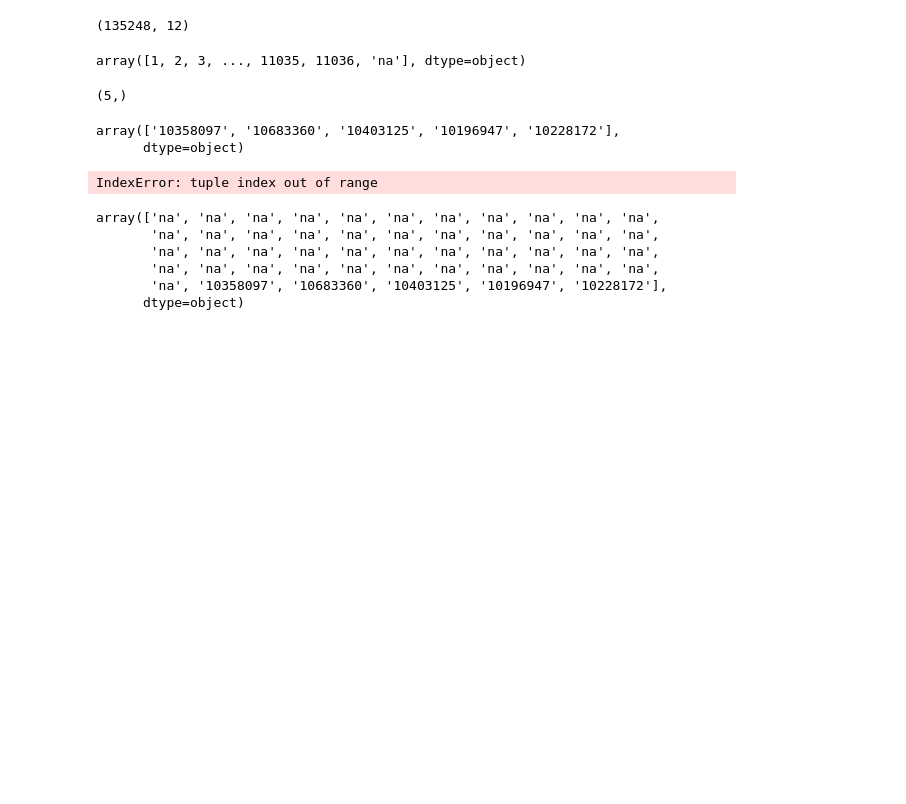
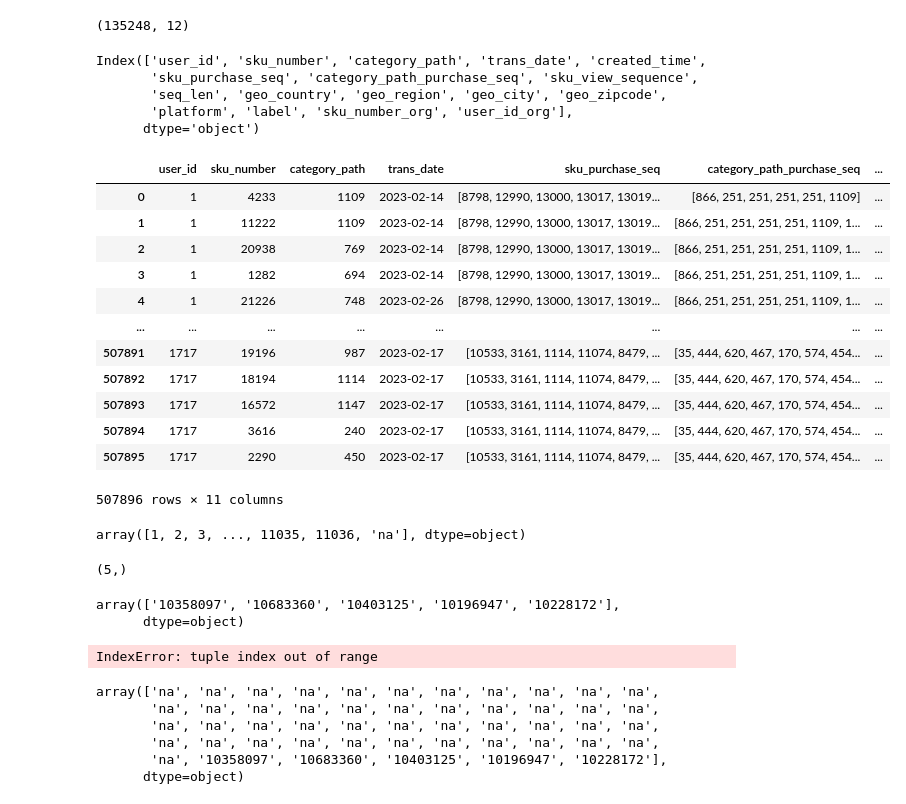
Before and after one commit to lingyu001/Recommendation, a Jupyter notebook: DNN_data_sampling.ipynb, the cells around one changed output. Drawn from its saved outputs; the diff is of its cells as text; code cells hidden in the pictures; blank space fills up the shorter version.

```diff
--- a/DNN_data_sampling.ipynb
+++ b/DNN_data_sampling.ipynb
@@ -371,0 +518,27 @@ df_input['user_id_org'] = df_input['user_id']
+# %%
+sparse_features = [
+        'sku_number', 'category_path',
+        'user_id','geo_country', 'geo_region',
+        'geo_city', 'geo_zipcode','platform'
+]
+seq_sparse_feature = ['sku_purchase_seq','category_path_purchase_seq','sku_view_sequence']
+# %%
+ # fit and transform features
+for feature in sparse_features:
+    # need to store sku encoder
+    if feature == 'sku_number':
+        df_input[feature] = lbe_sku.transform(df_input[feature]) + 1 # add one to all the encoded categories labels
+    # need to store
+    elif feature == 'category_path':
+        df_input[feature] = lbe_cat.transform(df_input[feature]) + 1 # add one to all the encoded categories labels
+    else:
+        lbe = LabelEncoder()
+        df_input[feature] = lbe.fit_transform(df_input[feature]) + 1 # add one to all the encoded categories labels
+# %%
+# encode sequence features
+for feature in seq_sparse_feature:
+    if feature == 'sku_purchase_seq' or feature == 'sku_view_sequence':
+        df_input[feature] = df_input[feature].apply(lambda x: np.array([sku_dict[c] for c in x]))
+
+    elif feature == 'category_path_purchase_seq':
+        df_input[feature] = df_input[feature].apply(lambda x: np.array([cat_dict[c] for c in x]))
@@ -371,0 +549,10 @@ df_input['user_id_org'] = df_input['user_id']
+# %%
+# get feature index table
+feature_max_idx = {}
+for feature in sparse_features:
+    if feature == 'sku_number':
+        feature_max_idx[feature] = encoded_item_set.max() + 1
+    elif feature == 'category_path':
+        feature_max_idx[feature] = encoded_cat_set.max() + 1
+    else:
+        feature_max_idx[feature] = df_input[feature].max() + 1 # plus one to the max
@@ -442 +715,28 @@ df_input.to_pickle('/Users/LINGYU1/work/localspace/data/mik_dnn_model_02222023/d
+# %%
+df_input.columns
+# %% [output]
+Index(['user_id', 'sku_number', 'category_path', 'trans_date', 'created_time',
+       'sku_purchase_seq', 'category_path_purchase_seq', 'sku_view_sequence',
+       'seq_len', 'geo_country', 'geo_region', 'geo_city', 'geo_zipcode',
+       'platform', 'label', 'sku_number_org', 'user_id_org'],
+      dtype='object')
+# %%
+df_input[['user_id', 'sku_number', 'category_path', 'trans_date',
+       'sku_purchase_seq', 'category_path_purchase_seq', 'sku_view_sequence',
+       'seq_len',  'geo_zipcode',
+       'platform', 'label']]
+# %% [output]
+|  | user_id | sku_number | category_path | trans_date | sku_purchase_seq | category_path_purchase_seq | ... |
+| 0 | 1 | 4233 | 1109 | 2023-02-14 | [8798, 12990, 13000, 13017, 13019... | [866, 251, 251, 251, 251, 1109] | ... |
+| 1 | 1 | 11222 | 1109 | 2023-02-14 | [8798, 12990, 13000, 13017, 13019... | [866, 251, 251, 251, 251, 1109, 1... | ... |
+| 2 | 1 | 20938 | 769 | 2023-02-14 | [8798, 12990, 13000, 13017, 13019... | [866, 251, 251, 251, 251, 1109, 1... | ... |
+| 3 | 1 | 1282 | 694 | 2023-02-14 | [8798, 12990, 13000, 13017, 13019... | [866, 251, 251, 251, 251, 1109, 1... | ... |
+| 4 | 1 | 21226 | 748 | 2023-02-26 | [8798, 12990, 13000, 13017, 13019... | [866, 251, 251, 251, 251, 1109, 1... | ... |
+| ... | ... | ... | ... | ... | ... | ... | ... |
+| 507891 | 1717 | 19196 | 987 | 2023-02-17 | [10533, 3161, 1114, 11074, 8479, ... | [35, 444, 620, 467, 170, 574, 454... | ... |
+| 507892 | 1717 | 18194 | 1114 | 2023-02-17 | [10533, 3161, 1114, 11074, 8479, ... | [35, 444, 620, 467, 170, 574, 454... | ... |
+| 507893 | 1717 | 16572 | 1147 | 2023-02-17 | [10533, 3161, 1114, 11074, 8479, ... | [35, 444, 620, 467, 170, 574, 454... | ... |
+| 507894 | 1717 | 3616 | 240 | 2023-02-17 | [10533, 3161, 1114, 11074, 8479, ... | [35, 444, 620, 467, 170, 574, 454... | ... |
+| 507895 | 1717 | 2290 | 450 | 2023-02-17 | [10533, 3161, 1114, 11074, 8479, ... | [35, 444, 620, 467, 170, 574, 454... | ... |
+507896 rows × 11 columns
 # %%
```
Also changed, not shown: parts of 55 cells of this notebook, 2 other files.
